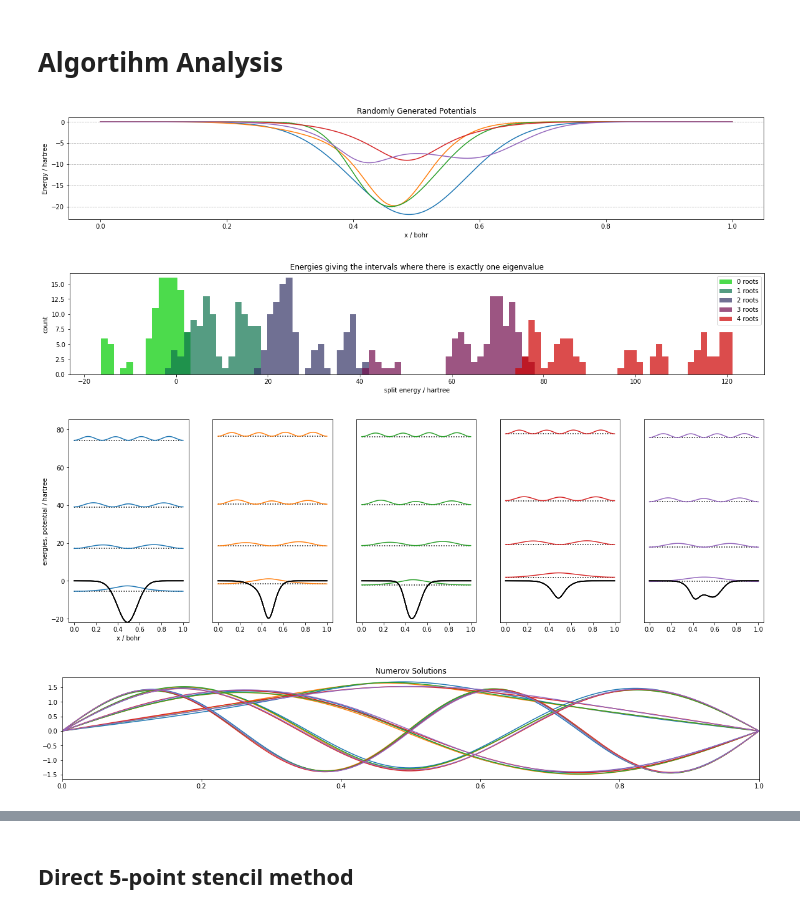
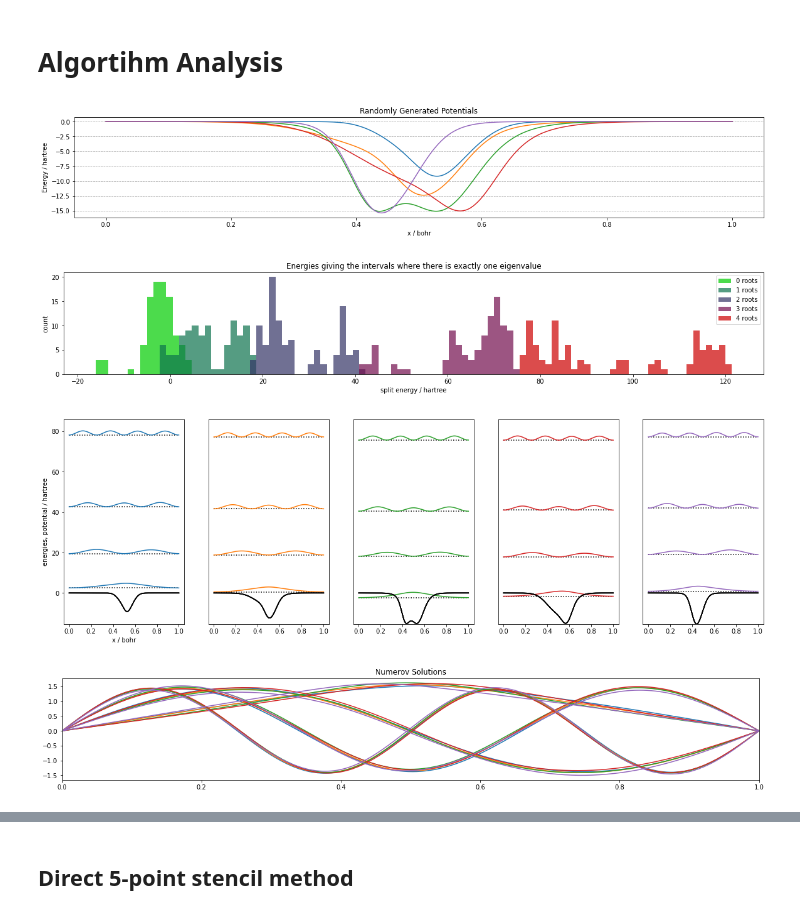
Before and after one commit to danlukic/QuantumFlow, a Jupyter notebook: notebooks/1c_analyze_dataset.ipynb, the cells around one changed output, grey strips where cells are left out. Cells and saved outputs as stored; diff of their text form; code cells hidden in the pictures.

```diff
--- a/notebooks/1c_analyze_dataset.ipynb
+++ b/notebooks/1c_analyze_dataset.ipynb
@@ -34,35 +34,34 @@ Drive already mounted at /content/gdrive; to attempt to forcibly remount, call d
 # %% [markdown]
 # Algortihm Analysis
 # %%
-experiment = 'recreate'
-analyse_name = "train"
-
+experiment = 'datasets'
+analyse_name = "test"
 
 preview = 5
 analysis_dataset_size = 100
 figsize = (20, 3)
 dpi = None
 
 params = load_hyperparameters(os.path.join(data_dir, experiment, "hyperparams.config"), run_name=analyse_name, globals=globals())
 
 params['dataset_size'] = analysis_dataset_size
 
 tf.keras.backend.clear_session()
 tf.keras.backend.set_floatx(params['dtype'])
 tf.random.set_seed(params['seed'])
 
 potential, x, h = generate_potentials(return_x=True, return_h=True, **params)
 params['h'] = h
 
 plt.figure(figsize=figsize, dpi=dpi)
 plt.plot(x, np.transpose(potential)[:, :preview]) # only plot first potentials
 plt.title("Randomly Generated Potentials")
 plt.xlabel("x / bohr")
 plt.ylabel("Energy / hartree")
 plt.grid(which='major', axis='y', linestyle='--')
 plt.show()
 # %% [output]
-[figure, old version]
+[figure, new version]
 # %%
 split_energies = find_split_energies(potential, params).numpy()
 
@@ -79,7 +78,7 @@ plt.legend(loc='upper right')
 plt.title("Energies giving the intervals where there is exactly one eigenvalue")
 plt.show()
 # %% [output]
-[figure, old version]
+[figure, new version]
 # %%
 energies, wavefunctions = solve_schroedinger(potential, params)
 
@@ -99,7 +98,7 @@ for i, plot in enumerate(wavefunctions.numpy()[:preview]**2 + energies.numpy()[:
 #fig.suptitle('Numerov Solution Energies and Densities')
 plt.show()
 # %% [output]
-[figure, old version]
+[figure, new version]
 # %%
 plt.figure(figsize=figsize, dpi=dpi)
 for i, plot in enumerate(wavefunctions[:preview]):
@@ -108,7 +107,7 @@ plt.xlim(x.numpy()[[0, -1]])
 plt.title('Numerov Solutions')
 plt.show()
 # %% [output]
-[figure, old version]
+[figure, new version]
 # %%
 densities = wavefunctions**2
 total_density = tf.reduce_sum(densities, axis=2)
```
Also changed, not shown: parts of 20 cells of this notebook, 5 other files.
